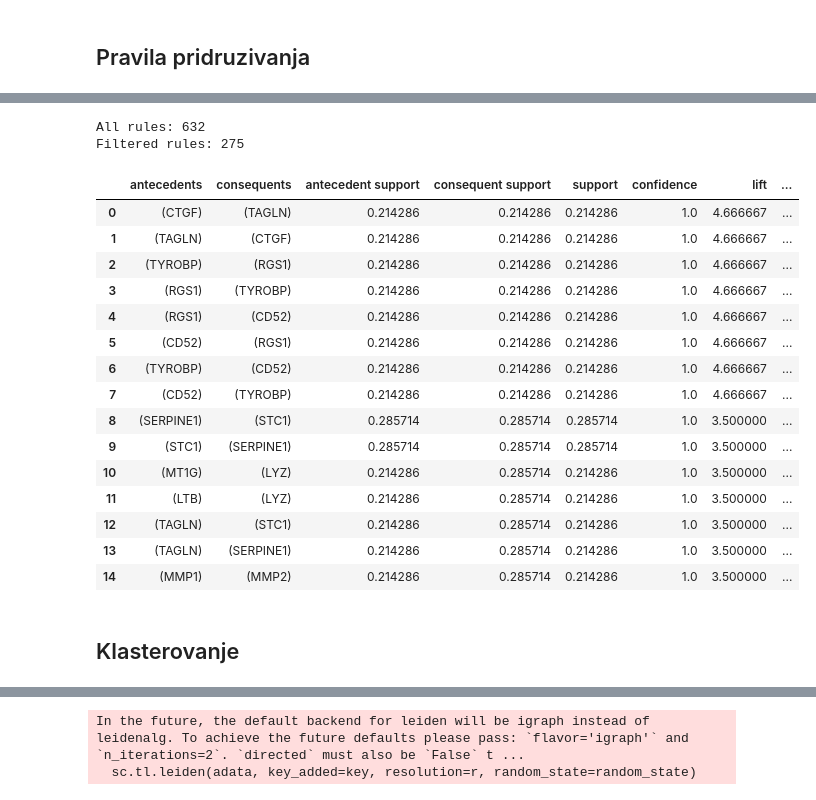
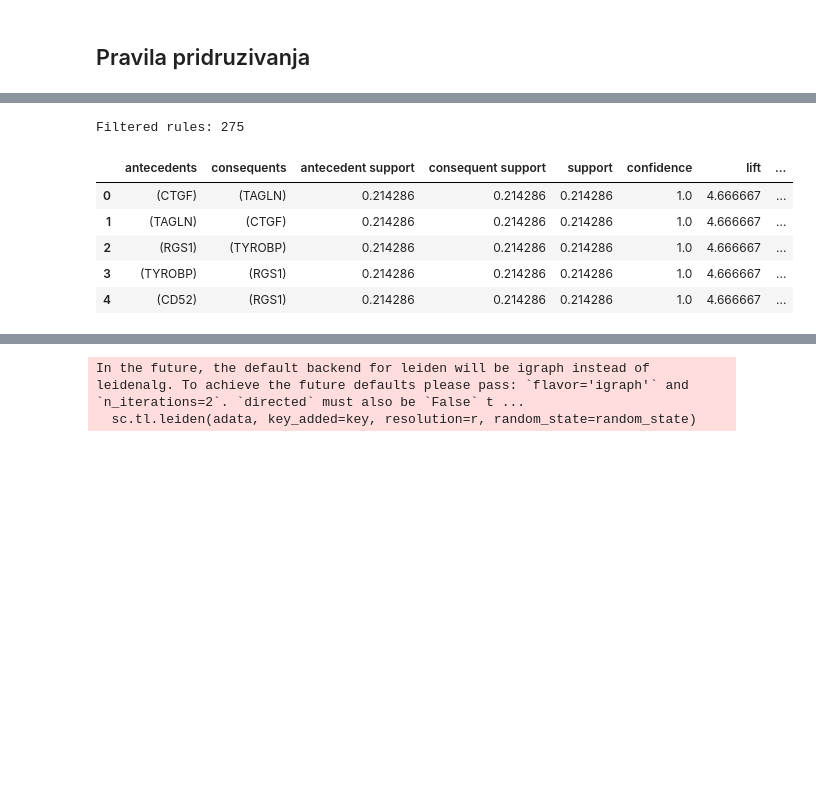
Before and after one commit to janazivkovic02/Single-Cell-Pancreas-Analysis, a Jupyter notebook: notebooks/01_exploration.ipynb, the cells around one changed output, grey strips where cells are left out. Drawn from its saved outputs; the diff is of its cells as text; code cells hidden in the pictures; blank space fills up the shorter version.

```diff
--- a/notebooks/01_exploration.ipynb
+++ b/notebooks/01_exploration.ipynb
@@ -91,8 +89,7 @@ cfg = RulesConfig(
 )
 
 out = run_rules_pipeline(adata, cfg)
-out["rules"].head(10)
-
-edges = rules_to_edge_list(out["rules"])
-edges
+rules = out["rules"]
+print("Unfiltered rules:", len(rules))
+rules.head()
 # %% [output]
@@ -112,40 +103,22 @@ edges
 # %%
-rules = out["rules"].copy()
-
-# tipični pragovi
-MIN_SUPPORT = 0.10
-MIN_CONF    = 0.70
-MIN_LIFT    = 1.50
-
 rules_f = rules[
-    (rules["support"] >= MIN_SUPPORT) &
-    (rules["confidence"] >= MIN_CONF) &
-    (rules["lift"] >= MIN_LIFT)
+    (rules["support"] >= 0.10) &
+    (rules["confidence"] >= 0.70) &
+    (rules["lift"] >= 1.50)
 ].copy()
 
-rules_f = rules_f.sort_values(["lift", "confidence", "support"], ascending=False).reset_index(drop=True)
+rules_f = rules_f.sort_values(
+    ["lift", "confidence", "support"],
+    ascending=False
+).reset_index(drop=True)
 
-print("All rules:", len(rules))
 print("Filtered rules:", len(rules_f))
-rules_f.head(15)
+rules_f.head()
 # %% [output]
-All rules: 632
 Filtered rules: 275
 |  | antecedents | consequents | antecedent support | consequent support | support | confidence | lift | ... |
 | 0 | (CTGF) | (TAGLN) | 0.214286 | 0.214286 | 0.214286 | 1.0 | 4.666667 | ... |
 | 1 | (TAGLN) | (CTGF) | 0.214286 | 0.214286 | 0.214286 | 1.0 | 4.666667 | ... |
-| 2 | (TYROBP) | (RGS1) | 0.214286 | 0.214286 | 0.214286 | 1.0 | 4.666667 | ... |
-| 3 | (RGS1) | (TYROBP) | 0.214286 | 0.214286 | 0.214286 | 1.0 | 4.666667 | ... |
-| 4 | (RGS1) | (CD52) | 0.214286 | 0.214286 | 0.214286 | 1.0 | 4.666667 | ... |
-| 5 | (CD52) | (RGS1) | 0.214286 | 0.214286 | 0.214286 | 1.0 | 4.666667 | ... |
-| 6 | (TYROBP) | (CD52) | 0.214286 | 0.214286 | 0.214286 | 1.0 | 4.666667 | ... |
-| 7 | (CD52) | (TYROBP) | 0.214286 | 0.214286 | 0.214286 | 1.0 | 4.666667 | ... |
-| 8 | (SERPINE1) | (STC1) | 0.285714 | 0.285714 | 0.285714 | 1.0 | 3.500000 | ... |
-| 9 | (STC1) | (SERPINE1) | 0.285714 | 0.285714 | 0.285714 | 1.0 | 3.500000 | ... |
-| 10 | (MT1G) | (LYZ) | 0.214286 | 0.285714 | 0.214286 | 1.0 | 3.500000 | ... |
-| 11 | (LTB) | (LYZ) | 0.214286 | 0.285714 | 0.214286 | 1.0 | 3.500000 | ... |
-| 12 | (TAGLN) | (STC1) | 0.214286 | 0.285714 | 0.214286 | 1.0 | 3.500000 | ... |
-| 13 | (TAGLN) | (SERPINE1) | 0.214286 | 0.285714 | 0.214286 | 1.0 | 3.500000 | ... |
-| 14 | (MMP1) | (MMP2) | 0.214286 | 0.285714 | 0.214286 | 1.0 | 3.500000 | ... |
+| 2 | (RGS1) | (TYROBP) | 0.214286 | 0.214286 | 0.214286 | 1.0 | 4.666667 | ... |
+| 3 | (TYROBP) | (RGS1) | 0.214286 | 0.214286 | 0.214286 | 1.0 | 4.666667 | ... |
+| 4 | (CD52) | (RGS1) | 0.214286 | 0.214286 | 0.214286 | 1.0 | 4.666667 | ... |
-# %% [markdown]
-## Klasterovanje
```
Also changed, not shown: parts of 9 cells of this notebook, 2 other files.
